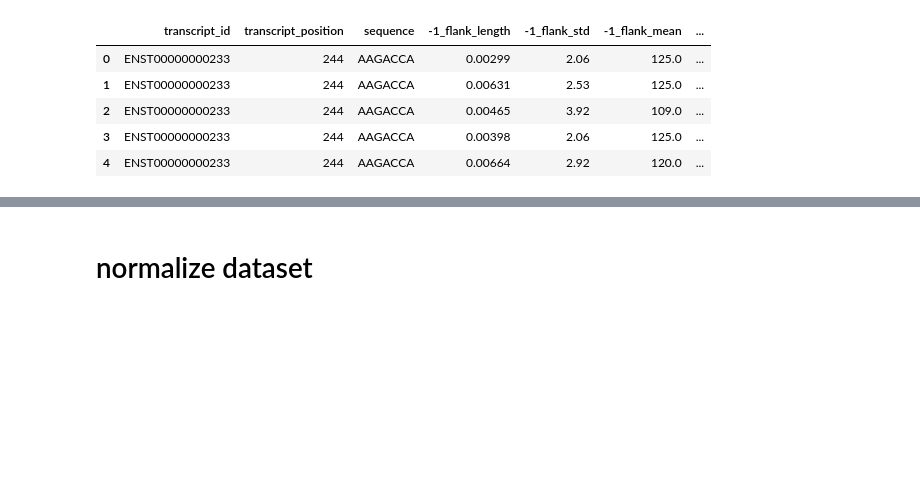
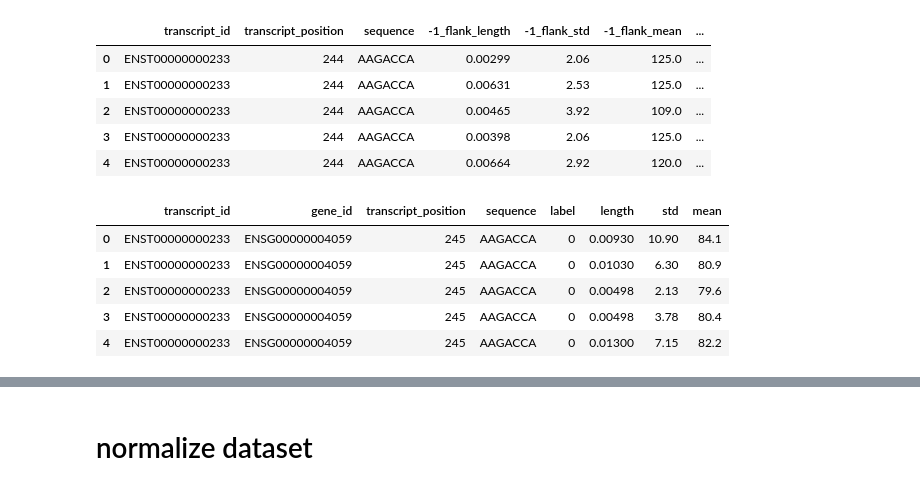
Before and after one commit to liuchennn1414/dsa4266_tundra, a Jupyter notebook: train_test.ipynb, the cells around one changed output, grey strips where cells are left out. Cells and saved outputs as stored; diff of their text form; code cells hidden in the pictures; blank space fills up the shorter version.

```diff
--- a/train_test.ipynb
+++ b/train_test.ipynb
@@ -14,3 +15,35 @@ df.head()
 | 2 | ENST00000000233 | 244 | AAGACCA | 0.00465 | 3.92 | 109.0 | ... |
 | 3 | ENST00000000233 | 244 | AAGACCA | 0.00398 | 2.06 | 125.0 | ... |
 | 4 | ENST00000000233 | 244 | AAGACCA | 0.00664 | 2.92 | 120.0 | ... |
+# %%
+# make +1, -1 flanks into new row
+
+# extract +1, -1 flanks and central
+fixed_columns = ["transcript_id", "gene_id", "transcript_position", "sequence", "label"]
+positive_flank  = df[fixed_columns + ["+1_flank_length", "+1_flank_std", "+1_flank_mean"]]
+negative_flank  = df[fixed_columns + ["-1_flank_length", "-1_flank_std", "-1_flank_mean"]]
+central = df[fixed_columns + ["central_length", "central_std", "central_mean"]]
+
+# rename columns and change transcript position
+positive_flank.columns = fixed_columns + ["length", "std", "mean"]
+positive_flank = positive_flank.copy()
+positive_flank["transcript_position"] = positive_flank["transcript_position"] + 1
+
+# rename columns and change transcript position
+negative_flank.columns = fixed_columns + ["length", "std", "mean"]
+negative_flank = positive_flank.copy()
+negative_flank["transcript_position"] = negative_flank["transcript_position"] - 1
+
+# rename columns
+central.columns = fixed_columns + ["length", "std", "mean"]
+
+# merge
+merged_df = pd.concat([positive_flank, negative_flank, central])
+merged_df.head()
+# %% [output]
+|  | transcript_id | gene_id | transcript_position | sequence | label | length | std | mean |
+| 0 | ENST00000000233 | ENSG00000004059 | 245 | AAGACCA | 0 | 0.00930 | 10.90 | 84.1 |
+| 1 | ENST00000000233 | ENSG00000004059 | 245 | AAGACCA | 0 | 0.01030 | 6.30 | 80.9 |
+| 2 | ENST00000000233 | ENSG00000004059 | 245 | AAGACCA | 0 | 0.00498 | 2.13 | 79.6 |
+| 3 | ENST00000000233 | ENSG00000004059 | 245 | AAGACCA | 0 | 0.00498 | 3.78 | 80.4 |
+| 4 | ENST00000000233 | ENSG00000004059 | 245 | AAGACCA | 0 | 0.01300 | 7.15 | 82.2 |
```
Also changed, not shown: parts of 35 cells of this notebook.
